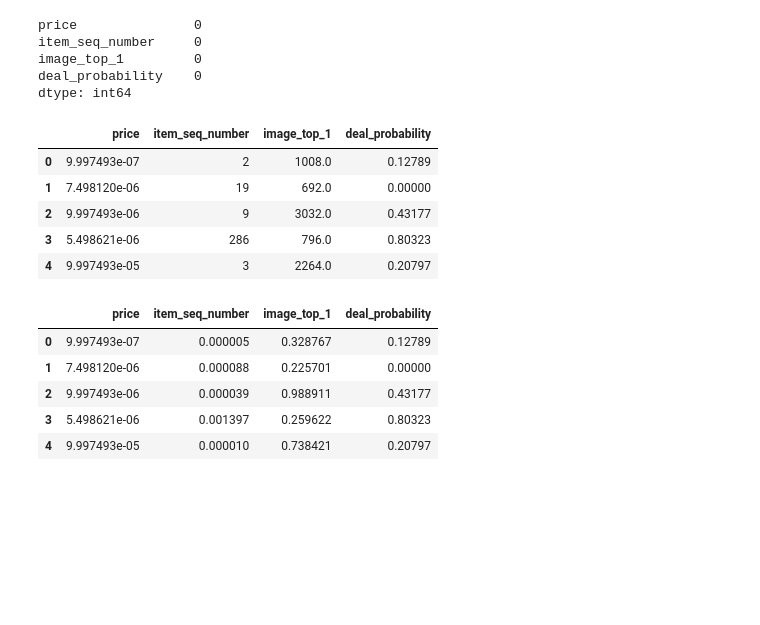
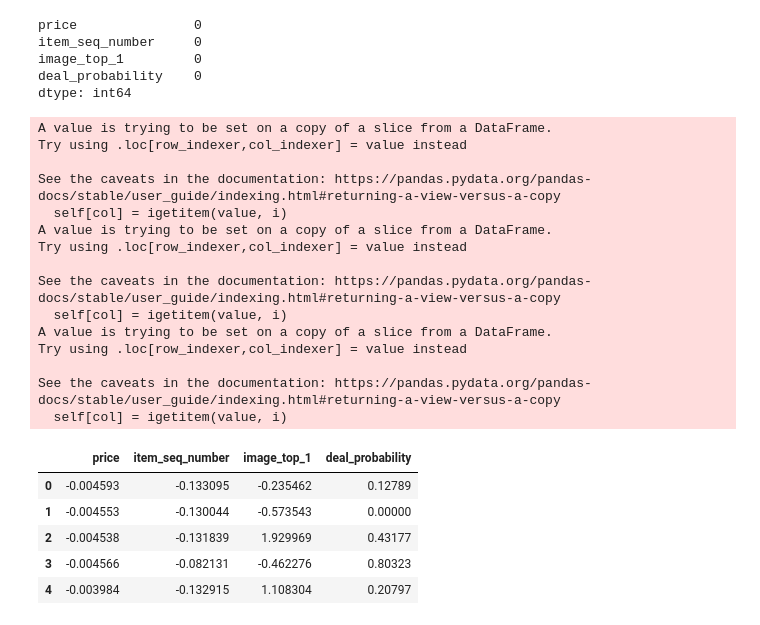
Before and after one commit to SLVmain/PyTorch_start, a Jupyter notebook: GB_HW_03_pytorch.ipynb, the cells around one changed output. Saved outputs shown, nothing was run; the diff lists cells and outputs as text; code cells hidden in the pictures; blank space fills up the shorter version.

```diff
--- a/GB_HW_03_pytorch.ipynb
+++ b/GB_HW_03_pytorch.ipynb
@@ -110,18 +114,3 @@ item_seq_number     0
 image_top_1         0
 deal_probability    0
 dtype: int64
-# %%
-from sklearn.preprocessing import MinMaxScaler
-
-scaler = MinMaxScaler()
-
-numeric_features[['price']] = scaler.fit_transform(numeric_features[['price']])
-
-numeric_features.head()
-# %% [output]
-|  | price | item_seq_number | image_top_1 | deal_probability |
-| 0 | 9.997493e-07 | 2 | 1008.0 | 0.12789 |
-| 1 | 7.498120e-06 | 19 | 692.0 | 0.00000 |
-| 2 | 9.997493e-06 | 9 | 3032.0 | 0.43177 |
-| 3 | 5.498621e-06 | 286 | 796.0 | 0.80323 |
-| 4 | 9.997493e-05 | 3 | 2264.0 | 0.20797 |
@@ -132,12 +117,33 @@ numeric_features[['image_top_1']] = scaler.fit_transform(numeric_features[['imag
-# %%
-numeric_features.head()
-# %% [output]
-|  | price | item_seq_number | image_top_1 | deal_probability |
-| 0 | 9.997493e-07 | 0.000005 | 0.328767 | 0.12789 |
-| 1 | 7.498120e-06 | 0.000088 | 0.225701 | 0.00000 |
-| 2 | 9.997493e-06 | 0.000039 | 0.988911 | 0.43177 |
-| 3 | 5.498621e-06 | 0.001397 | 0.259622 | 0.80323 |
-| 4 | 9.997493e-05 | 0.000010 | 0.738421 | 0.20797 |
+# %%
+scaler = StandardScaler()
+
+numeric_features[['price']] = scaler.fit_transform(numeric_features[['price']])
+numeric_features[['item_seq_number']] = scaler.fit_transform(numeric_features[['item_seq_number']])
+numeric_features[['image_top_1']] = scaler.fit_transform(numeric_features[['image_top_1']])
+
+numeric_features.head()
+# %% [output]
+A value is trying to be set on a copy of a slice from a DataFrame.
+Try using .loc[row_indexer,col_indexer] = value instead
+
+See the caveats in the documentation: https://pandas.pydata.org/pandas-docs/stable/user_guide/indexing.html#returning-a-view-versus-a-copy
+  self[col] = igetitem(value, i)
+A value is trying to be set on a copy of a slice from a DataFrame.
+Try using .loc[row_indexer,col_indexer] = value instead
+
+See the caveats in the documentation: https://pandas.pydata.org/pandas-docs/stable/user_guide/indexing.html#returning-a-view-versus-a-copy
+  self[col] = igetitem(value, i)
+A value is trying to be set on a copy of a slice from a DataFrame.
+Try using .loc[row_indexer,col_indexer] = value instead
+
+See the caveats in the documentation: https://pandas.pydata.org/pandas-docs/stable/user_guide/indexing.html#returning-a-view-versus-a-copy
+  self[col] = igetitem(value, i)
+|  | price | item_seq_number | image_top_1 | deal_probability |
+| 0 | -0.004593 | -0.133095 | -0.235462 | 0.12789 |
+| 1 | -0.004553 | -0.130044 | -0.573543 | 0.00000 |
+| 2 | -0.004538 | -0.131839 | 1.929969 | 0.43177 |
+| 3 | -0.004566 | -0.082131 | -0.462276 | 0.80323 |
+| 4 | -0.003984 | -0.132915 | 1.108304 | 0.20797 |
 # %%
 numeric_features.iloc[:, :-1]
 # %% [output]
```
Also changed, not shown: parts of 18 cells of this notebook.
